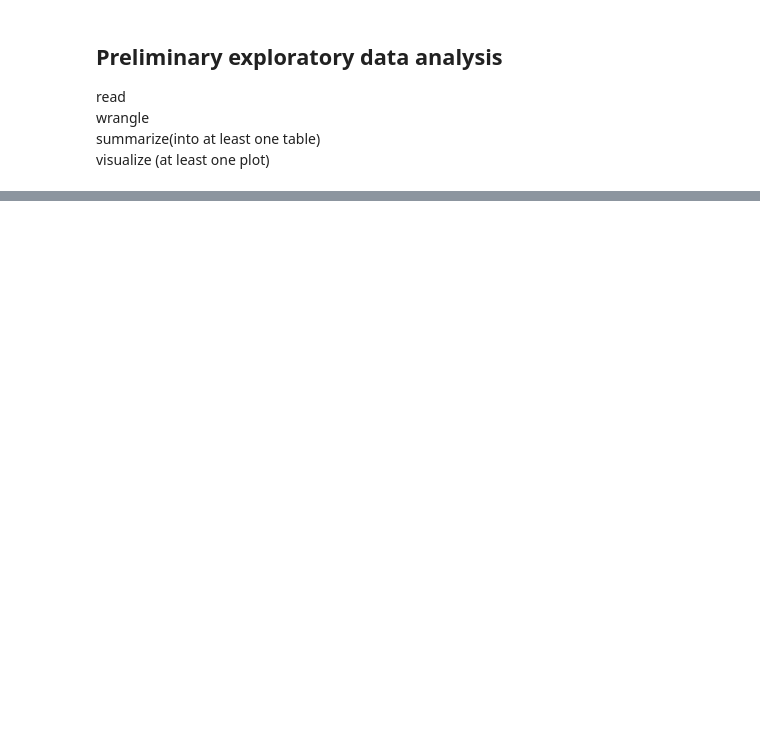
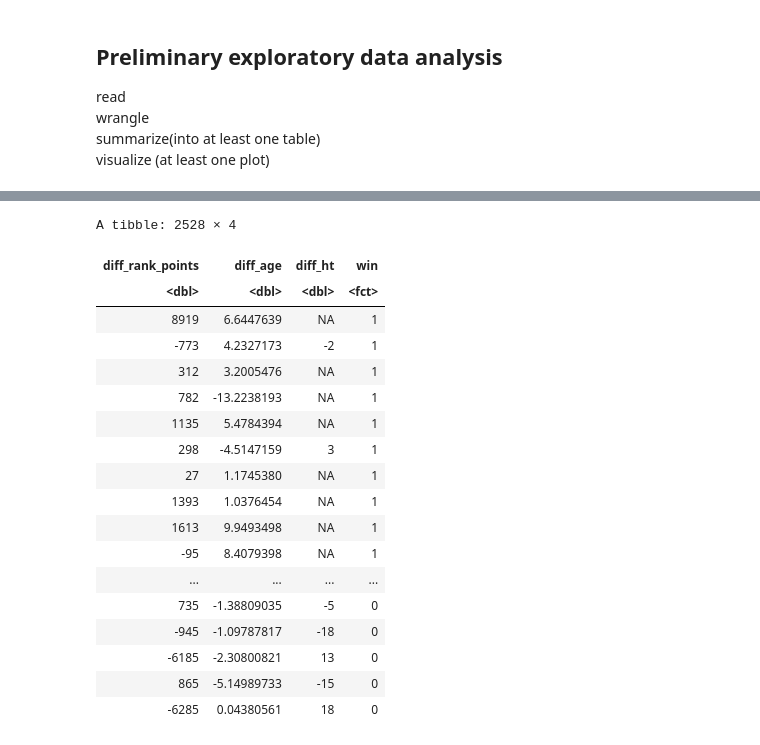
Before and after one commit to SimonYYL/DSCI_100_group19_group_project, a Jupyter notebook: project_proposal_draft.ipynb, the cells around one changed output, grey strips where cells are left out. Saved outputs shown, nothing was run; the diff lists cells and outputs as text; code cells hidden in the pictures; blank space fills up the shorter version.

```diff
--- a/project_proposal_draft.ipynb
+++ b/project_proposal_draft.ipynb
@@ -212,0 +232,30 @@ A grouped_df: 558 × 8
+# %%
+tennis_data = gs_combined %>%
+    mutate(
+        diff_rank_points = plr_rank_points - opt_rank_points,
+        diff_rank        = plr_rank - opt_rank,
+        diff_ht          = plr_ht - opt_ht,
+        diff_age         = plr_age - opt_age) %>%
+    select(diff_rank_points, diff_age, diff_ht, win)
+
+tennis_data
+# %% [output]
+A tibble: 2528 × 4
+| diff_rank_points | diff_age | diff_ht | win |
+| <dbl> | <dbl> | <dbl> | <fct> |
+| 8919 | 6.6447639 | NA | 1 |
+| -773 | 4.2327173 | -2 | 1 |
+| 312 | 3.2005476 | NA | 1 |
+| 782 | -13.2238193 | NA | 1 |
+| 1135 | 5.4784394 | NA | 1 |
+| 298 | -4.5147159 | 3 | 1 |
+| 27 | 1.1745380 | NA | 1 |
+| 1393 | 1.0376454 | NA | 1 |
+| 1613 | 9.9493498 | NA | 1 |
+| -95 | 8.4079398 | NA | 1 |
+| ... | ... | ... | ... |
+| 735 | -1.38809035 | -5 | 0 |
+| -945 | -1.09787817 | -18 | 0 |
+| -6185 | -2.30800821 | 13 | 0 |
+| 865 | -5.14989733 | -15 | 0 |
+| -6285 | 0.04380561 | 18 | 0 |
```
Also changed, not shown: parts of 6 cells of this notebook.
